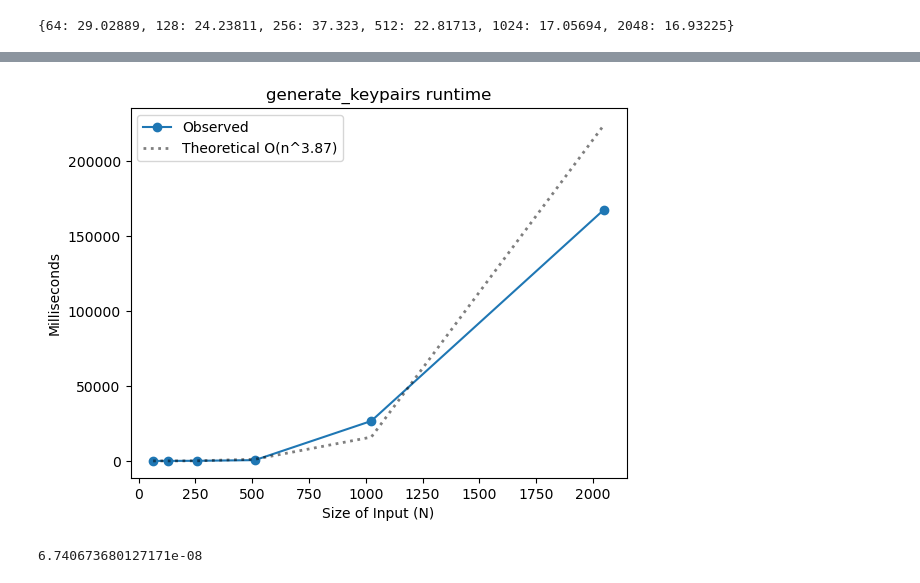
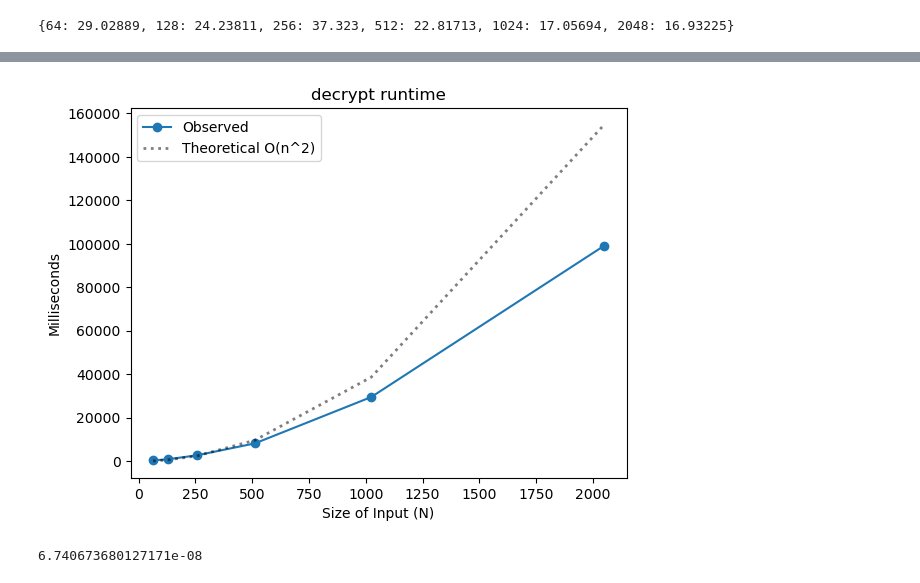
Before and after one commit to jakenef/project-rsa, a Jupyter notebook: analysis.ipynb, the cells around one changed output, grey strips where cells are left out. Drawn from its saved outputs; the diff is of its cells as text; code cells hidden in the pictures.

```diff
--- a/analysis.ipynb
+++ b/analysis.ipynb
@@ -61,7 +61,9 @@ decrypt = {
     2048: 99064.95285
 }
 
-kk = [y / n**4 for n, y in encrypt.items()]
+m = 1045360
+
+kk = [y / n for n, y in encrypt.items()]
 plt.bar(range(len(kk)), kk)
 
 k_theory = sum(kk[1:])/len(kk[1:])
@@ -100,34 +102,34 @@ plt.title('generate_keypairs runtime');
 # %%
 plt.plot(
-    function_round_times.keys(),
-    function_round_times.values(),
+    decrypt.keys(),
+    decrypt.values(),
     marker='o'
 )
 
 def theory(n):
     return k_theory * n
 
 # theory_y = [k_theory * (insert theory guess here) for x in function_round_times.keys()]
 
-theory_y = [k_theory * (x**3.82) for x in function_round_times.keys()]
+theory_y = [k_theory * (x**2) for x in decrypt.keys()]
 
 plt.plot(
-    function_round_times.keys(),
+    decrypt.keys(),
     theory_y,
     c='k',
     ls=':',
     lw=2,
     alpha=0.5
 )
 
-plt.legend(['Observed', 'Theoretical O(n^3.82)'])
+plt.legend(['Observed', 'Theoretical O(n^2)'])
 plt.xlabel('Size of Input (N)')
 plt.ylabel('Milliseconds')
-plt.title('generate_keypairs runtime');
+plt.title('decrypt runtime');
 
 # this gives you - Empirical order of growth (if different from theoretical): (n^3.2323) something lower, match line
 # %% [output]
-[figure, old version]
+[figure, new version]
 # %%
 # Estimate k
 # O(n)
```
Also changed, not shown: parts of 3 cells of this notebook, 3 other files.
